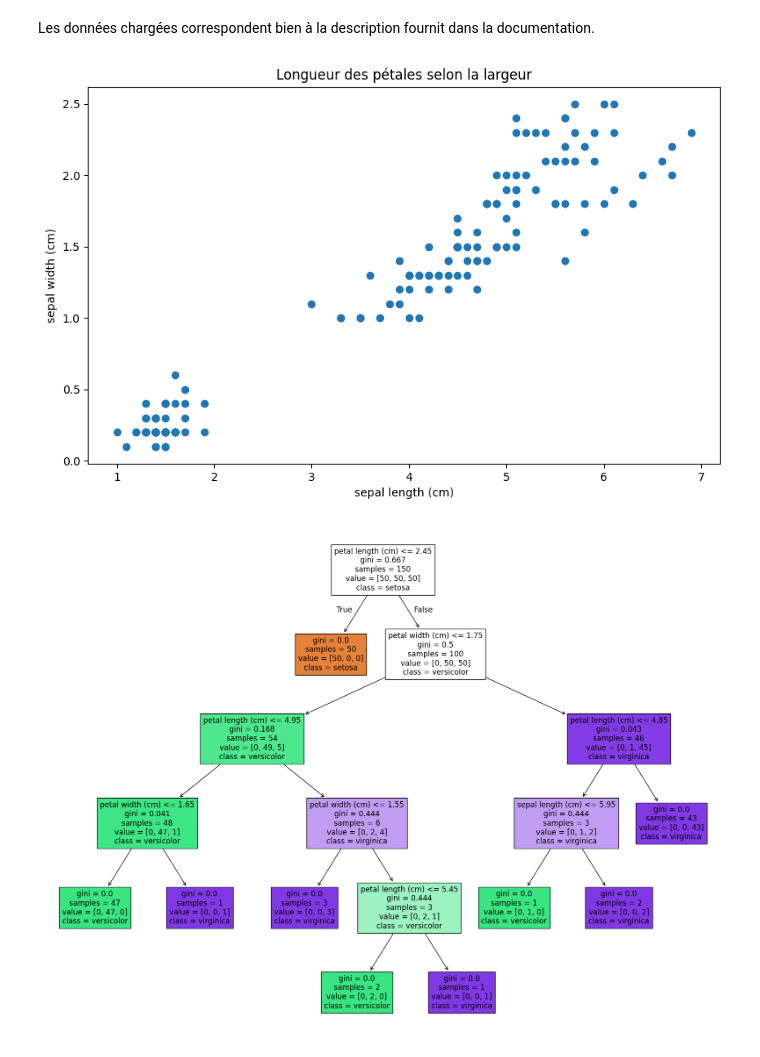
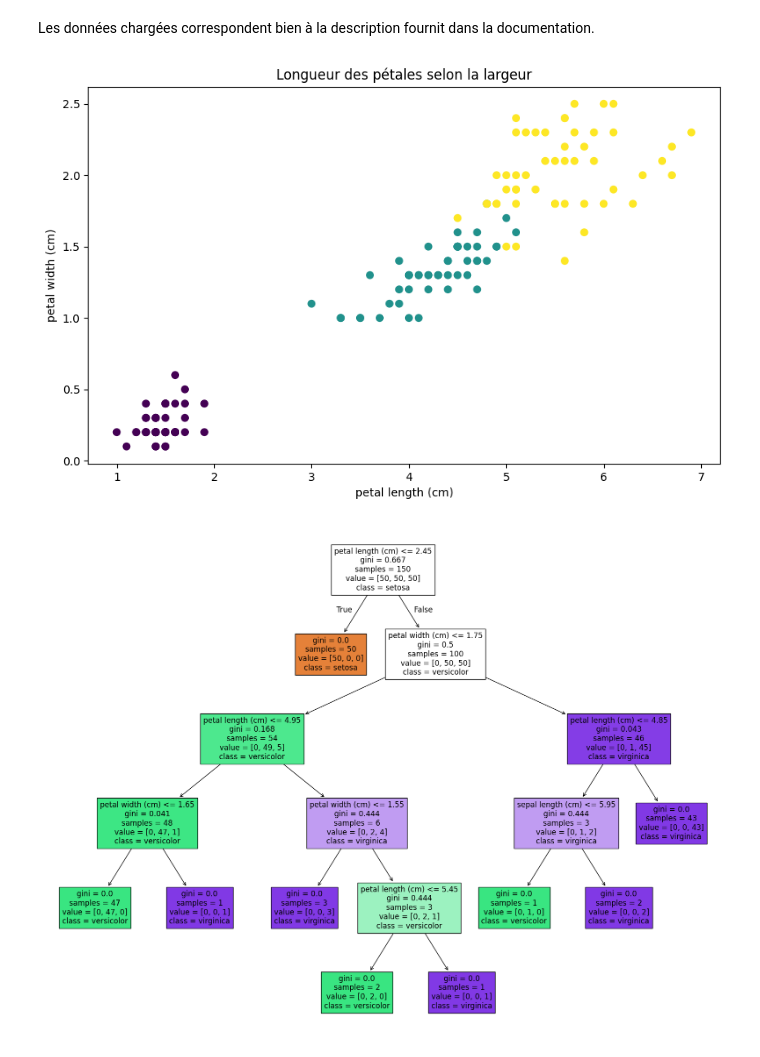
Before and after one commit to nathansourdrille/machine-learning, a Jupyter notebook: Decision_trees/TP9.ipynb, the cells around one changed output. Cells and saved outputs as stored; diff of their text form; code cells hidden in the pictures.

```diff
--- a/Decision_trees/TP9.ipynb
+++ b/Decision_trees/TP9.ipynb
@@ -13,7 +14,7 @@ import numpy as np
 
 iris = datasets.load_iris()
 X = iris.data
-Y = iris.target
+y = iris.target
 # %% [markdown]
 La description du dataset indique 3 classes, 50 samples par classe, 150 samples au total et 4 features, vérifions cela.
 # %%
@@ -40,13 +41,13 @@ classes:
 Les données chargées correspondent bien à la description fournit dans la documentation.
 # %%
 plt.figure(figsize=(10,6))
-plt.scatter(X[:,2],X[:,3])
+plt.scatter(X[:,2],X[:,3], c=y)
 plt.title("Longueur des pétales selon la largeur")
-plt.xlabel(iris.feature_names[0])
-plt.ylabel(iris.feature_names[1])
+plt.xlabel(iris.feature_names[2])
+plt.ylabel(iris.feature_names[3])
 plt.show()
 # %% [output]
-[figure, old version]
+[figure, new version]
 # %%
 from sklearn.tree import plot_tree
 
```
Also changed, not shown: parts of 32 cells of this notebook.
